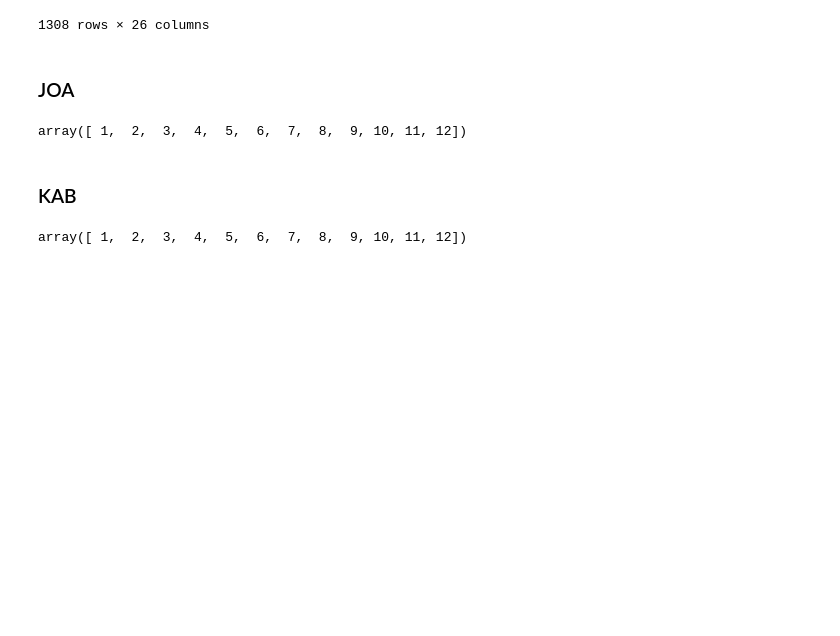
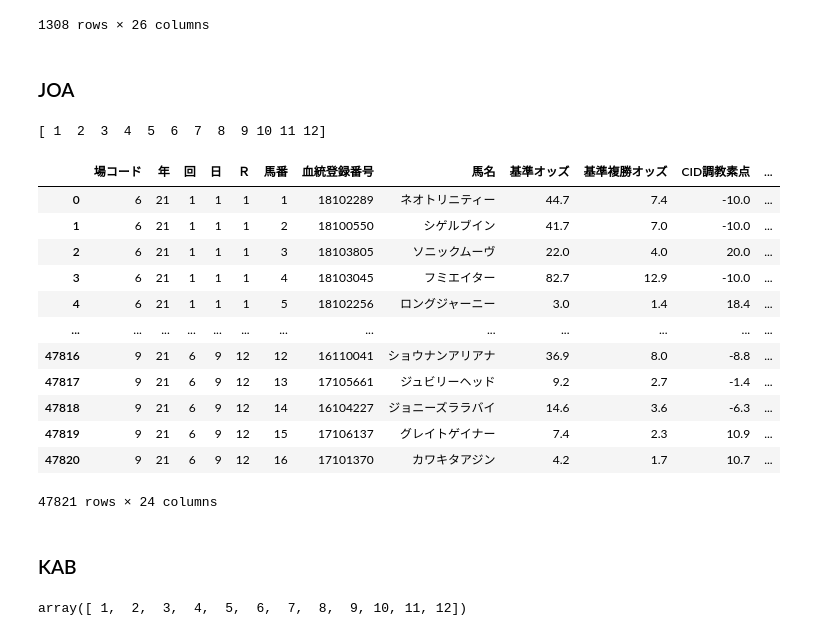
Before and after one commit to abukuma777/get_jrdb, a Jupyter notebook: data_check.ipynb, the cells around one changed output. Saved outputs shown, nothing was run; the diff lists cells and outputs as text; code cells hidden in the pictures; blank space fills up the shorter version.

```diff
--- a/data_check.ipynb
+++ b/data_check.ipynb
@@ -272,13 +272,28 @@ df_a
 # %%
 File_type = 'JOA'
 year = 2021
 df_a = pd.read_csv(f'/app/data/jrdb_csv/{File_type}/{File_type}_{year}.csv')
 df_a
 
-df_a[df_a['日']=='a']
-df_a['日'].unique()
+
+print(df_a['日'].unique())
+
+df_a
 # %% [output]
-array([ 1,  2,  3,  4,  5,  6,  7,  8,  9, 10, 11, 12])
+[ 1  2  3  4  5  6  7  8  9 10 11 12]
+|  | 場コード | 年 | 回 | 日 | Ｒ | 馬番 | 血統登録番号 | 馬名 | 基準オッズ | 基準複勝オッズ | CID調教素点 | ... |
+| 0 | 6 | 21 | 1 | 1 | 1 | 1 | 18102289 | ネオトリニティー | 44.7 | 7.4 | -10.0 | ... |
+| 1 | 6 | 21 | 1 | 1 | 1 | 2 | 18100550 | シゲルブイン | 41.7 | 7.0 | -10.0 | ... |
+| 2 | 6 | 21 | 1 | 1 | 1 | 3 | 18103805 | ソニックムーヴ | 22.0 | 4.0 | 20.0 | ... |
+| 3 | 6 | 21 | 1 | 1 | 1 | 4 | 18103045 | フミエイター | 82.7 | 12.9 | -10.0 | ... |
+| 4 | 6 | 21 | 1 | 1 | 1 | 5 | 18102256 | ロングジャーニー | 3.0 | 1.4 | 18.4 | ... |
+| ... | ... | ... | ... | ... | ... | ... | ... | ... | ... | ... | ... | ... |
+| 47816 | 9 | 21 | 6 | 9 | 12 | 12 | 16110041 | ショウナンアリアナ | 36.9 | 8.0 | -8.8 | ... |
+| 47817 | 9 | 21 | 6 | 9 | 12 | 13 | 17105661 | ジュビリーヘッド | 9.2 | 2.7 | -1.4 | ... |
+| 47818 | 9 | 21 | 6 | 9 | 12 | 14 | 16104227 | ジョニーズララバイ | 14.6 | 3.6 | -6.3 | ... |
+| 47819 | 9 | 21 | 6 | 9 | 12 | 15 | 17106137 | グレイトゲイナー | 7.4 | 2.3 | 10.9 | ... |
+| 47820 | 9 | 21 | 6 | 9 | 12 | 16 | 17101370 | カワキタアジン | 4.2 | 1.7 | 10.7 | ... |
+47821 rows × 24 columns
 # %%
 # df_a[df_a['日']==2]
 # %% [markdown]
```
Also changed, not shown: 1 other file.
